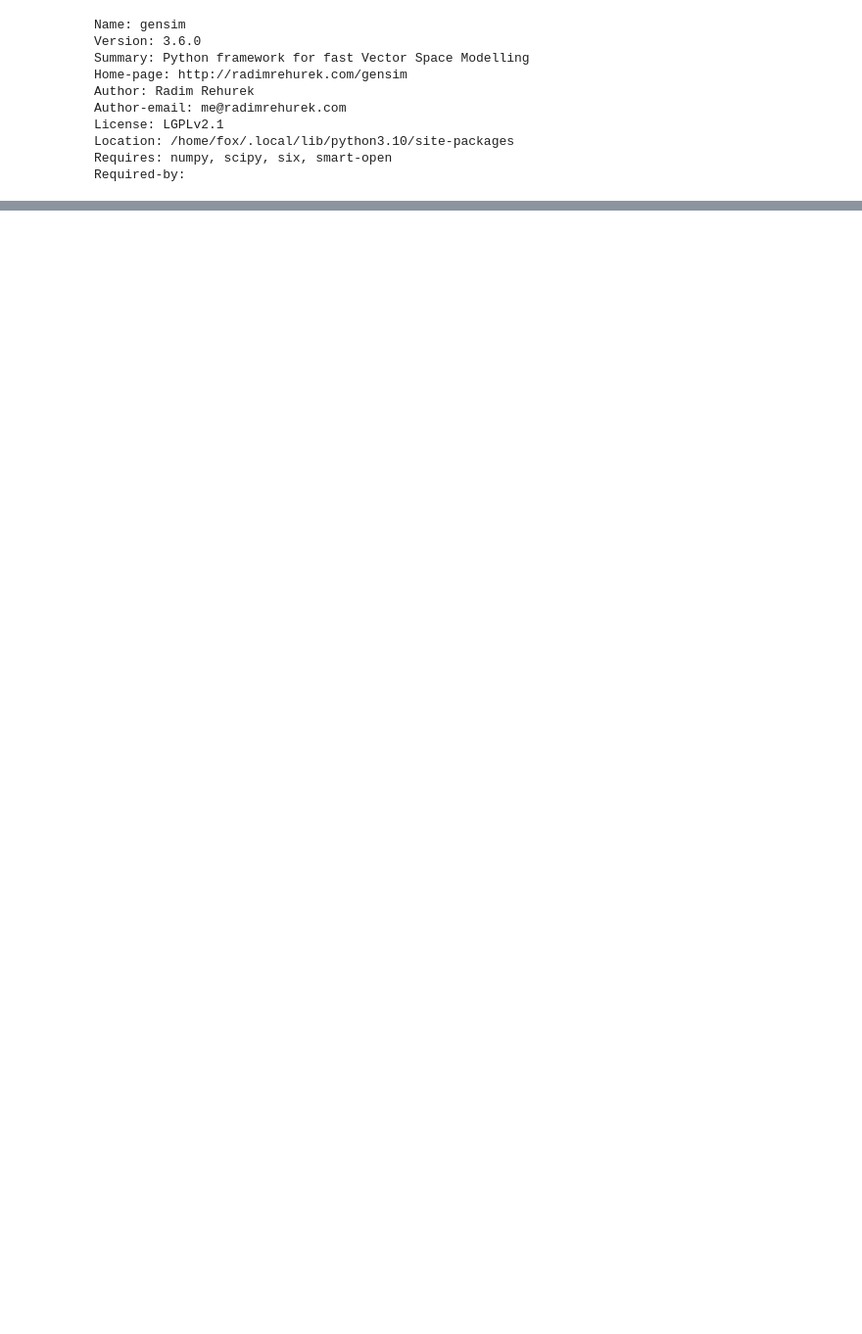
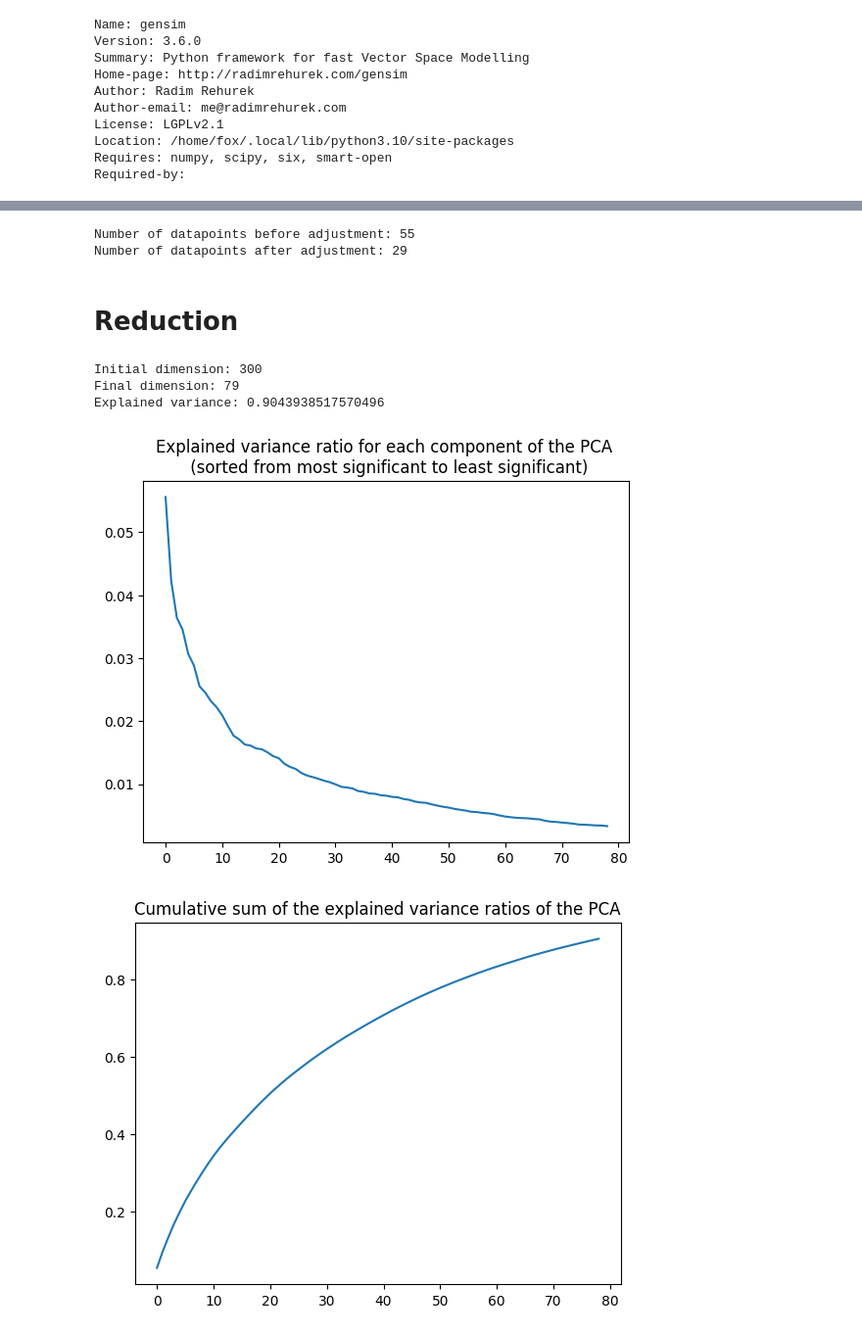
Before and after one commit to AdeleMortier/achla_embedding_no_jutsu, a Jupyter notebook: embedding_reduction.ipynb, the cells around one changed output, grey strips where cells are left out. Shown: that part at 98% size. Saved outputs shown, nothing was run; the diff lists cells and outputs as text; code cells hidden in the pictures; blank space fills up the shorter version.

Commit message:
cleaned up the reduction algo

```diff
--- a/embedding_reduction.ipynb
+++ b/embedding_reduction.ipynb
@@ -54,7 +59,7 @@ def build_dict_from_vector_file(path_to_vecs, filename):
                 print(f'Word: {w}')
                 print(f'Vector: {l[1:]}')
             embedding[w] = v
-            if (i % 20000 == 0):
+            if (i % 50000 == 0):
                 print(f'Processed {i} / {n_entries} entries')
     display_embedding_properties(embedding)
     return embedding
@@ -88,0 +252,2 @@ array([-0.17736691,  0.33108684, -0.25844473,  0.2639548 ,  0.32674396,
+# %%
+dataset = load_dataset_from_csv('./hebrew dataset/definitive_dataset.csv')
@@ -88,0 +274,41 @@ array([-0.17736691,  0.33108684, -0.25844473,  0.2639548 ,  0.32674396,
+# %%
+dataset.filter_against_embedding(embedding)
+# %% [output]
+Number of datapoints before adjustment: 55
+Number of datapoints after adjustment: 29
+# %%
+triplets = dataset.get_triplets()
+lexicon = dataset.get_lexicon()
+vecs = dataset.get_vecs(embedding)
+# %% [markdown]
+# Reduction
+# %%
+def get_target_dim(vecs):
+    cov_matrix = np.cov(vecs.T)
+    eigenvalues, _ = np.linalg.eig(cov_matrix)
+    target_dim = len([ev for ev in eigenvalues if ev >= 1])
+    return target_dim
+
+def reduce_dim(words, vecs):
+    target_dim = get_target_dim(vecs)
+    pca = PCA(n_components=target_dim)
+    all_vecs_reduced = pca.fit_transform(vecs)
+    print(f'Initial dimension: {len(vecs[0])}')
+    print(f'Final dimension: {pca.n_components_}')
+    print(f'Explained variance: {np.sum(pca.explained_variance_ratio_)}')
+    plt.plot(pca.explained_variance_ratio_)
+    plt.title('Explained variance ratio for each component of the PCA \n (sorted from most significant to least significant)')
+    plt.show()
+    plt.plot(np.cumsum(pca.explained_variance_ratio_))
+    plt.title('Cumulative sum of the explained variance ratios of the PCA')
+    plt.show()
+
+    return dict(zip(words, all_vecs_reduced))
+# %%
+reduced_embedding = reduce_dim(lexicon, vecs)
+# %% [output]
+Initial dimension: 300
+Final dimension: 79
+Explained variance: 0.9043938517570496
+[figure, added]
+[figure, added]
```
Also changed, not shown: parts of 14 cells of this notebook, 7 other files.
